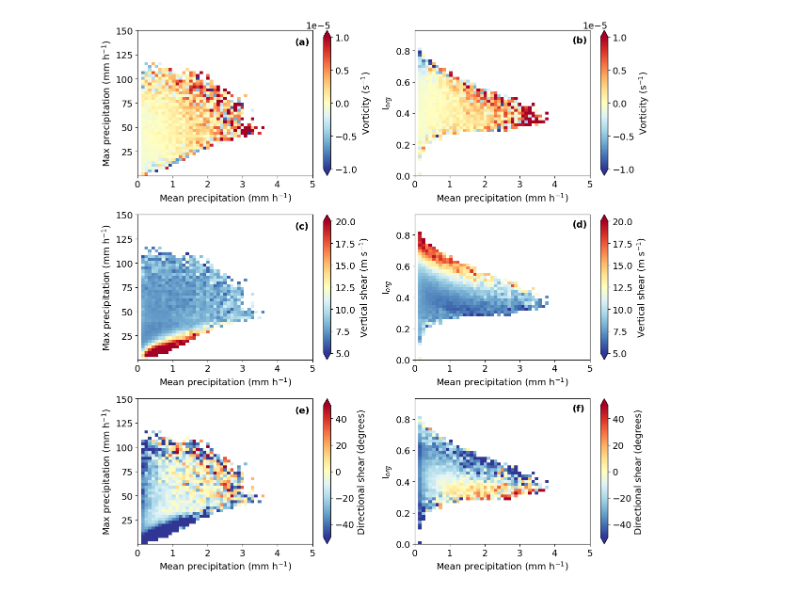
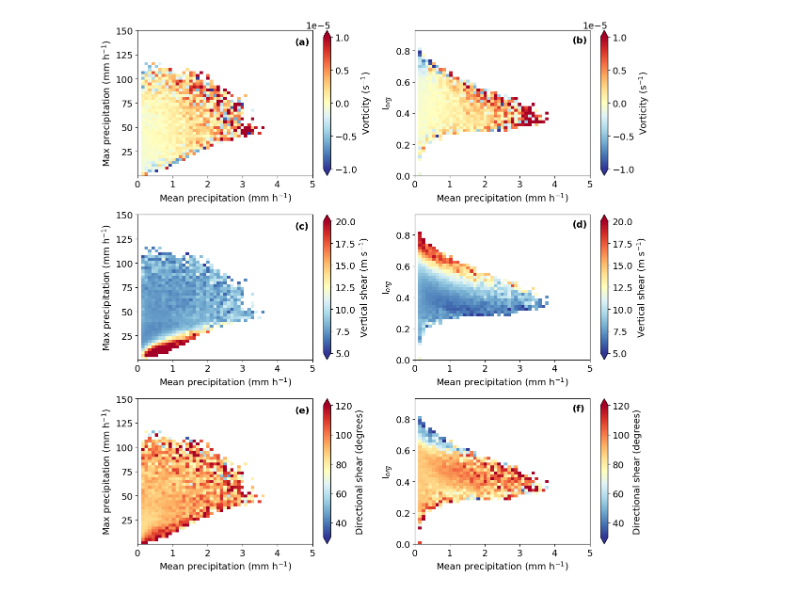
Before and after one commit to mssingh/meso-org, a Jupyter notebook: Analysis/environmental_conditions/Fig7.ipynb, the cells around one changed output. Cells and saved outputs as stored; diff of their text form; code cells hidden in the pictures.

Commit message:
wind direction shear use abosolute value

```diff
--- a/Analysis/environmental_conditions/Fig7.ipynb
+++ b/Analysis/environmental_conditions/Fig7.ipynb
@@ -53,4 +53,5 @@ vo500 = ds_vo500["vo"].sel(time=slice(mean_pr["time"][0],ds_shear["time"][-1])).
 # shear
 speed_shear = ds_shear["vertical_shear"].sel(time=slice(mean_pr["time"][0],ds_shear["time"][-1])).where(lsm == 0).compute()
 wdir_shear = ds_shear["direction_shear"].sel(time=slice(mean_pr["time"][0],ds_shear["time"][-1])).where(lsm == 0).compute()
+wdir_shear_abs = np.abs(wdir_shear)
 # %% [output]
@@ -117,7 +97,7 @@ iorg_1D = iorg_match.values.flatten()
 max_pr_1D = max_pr_match.values.flatten()
 vo500_1D = vo500.values.flatten()
 speed_shear_1D = speed_shear.values.flatten()
-wdir_shear_1D = wdir_shear.values.flatten()
+wdir_shear_1D = wdir_shear_abs.values.flatten()
 # %%
 ## Vorticity at 500 hPa
 mean_max_vo500 = compute_2d_hist_stat(mean_pr_1D, max_pr_1D, vo500_1D, ymin=0.1, ymax=150, nbins=50, counts_thresh=10)
@@ -161,7 +141,7 @@ ax2.text(4.5, 135, "(c)",fontsize=14, fontweight="bold") # x, y, s
 ax3 = fig.add_subplot(325)
 pcm3 = ax3.pcolormesh(
     mean_max_wdir["x"], mean_max_wdir["y"], mean_max_wdir["stat"],
-    cmap='RdYlBu_r', shading='auto',vmin=-50, vmax=50,
+    cmap='RdYlBu_r', shading='auto',vmin=30, vmax=120,
 )
 cbar = plt.colorbar(pcm3, ax=ax3, label="Directional shear (degrees)",extend="both")
 
@@ -187,32 +167,32 @@ ax4.text(4.5,0.85, "(b)",fontsize=14, fontweight="bold") # x, y, s
 
 
 ### vertical shear
 ax5 = fig.add_subplot(324)
 pcm5 = ax5.pcolormesh(
     mean_iorg_speed["x"], mean_iorg_speed["y"], mean_iorg_speed["stat"],
     cmap='RdYlBu_r', shading='auto',vmin=5, vmax=20
 )
 cbar = plt.colorbar(pcm5, ax=ax5, label="Vertical shear (m s$^{-1}$)",extend="both")
 ax5.set_ylabel("I$_{org}$")
 ax5.set_xlabel("Mean precipitation (mm h$^{-1}$)")
 ax5.set_xlim([0,5])
 ax5.text(4.5,0.85, "(d)",fontsize=14, fontweight="bold") # x, y, s
 
 ### vertical shear
 ax6 = fig.add_subplot(326)
 pcm6 = ax6.pcolormesh(
     mean_iorg_wdir["x"], mean_iorg_wdir["y"], mean_iorg_wdir["stat"],
-    cmap='RdYlBu_r', shading='auto', vmin=-50, vmax=50,
+    cmap='RdYlBu_r', shading='auto', vmin=30, vmax=120,
 )
 cbar = plt.colorbar(pcm6, ax=ax6, label="Directional shear (degrees)",extend="both")
 ax6.set_ylabel("I$_{org}$")
 ax6.set_xlabel("Mean precipitation (mm h$^{-1}$)")
 ax6.set_xlim([0,5])
 ax6.text(4.5,0.85, "(f)",fontsize=14, fontweight="bold") # x, y, s
 
 plt.tight_layout()
 
 plt.savefig("/home/565/dl6968/meso-org/Figures/Fig7.png", dpi=200, bbox_inches="tight")
 plt.show()
 # %% [output]
-[figure, old version]
+[figure, new version]
```
Also changed, not shown: parts of 3 cells of this notebook, 3 other files.
